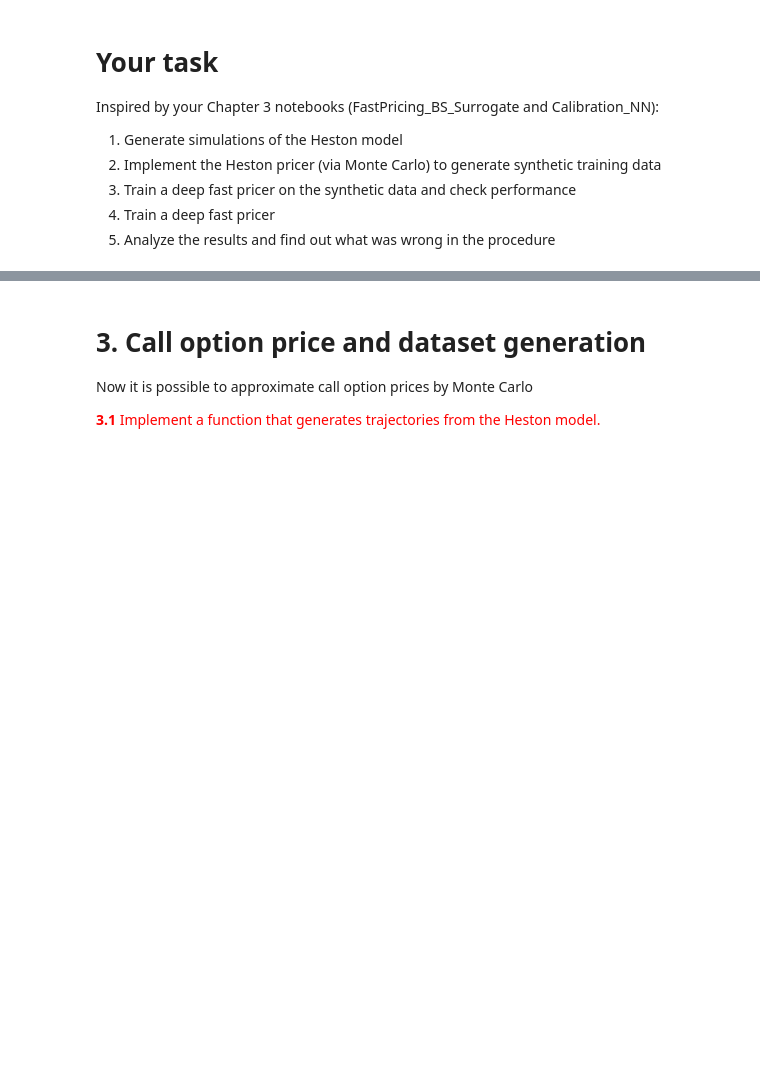
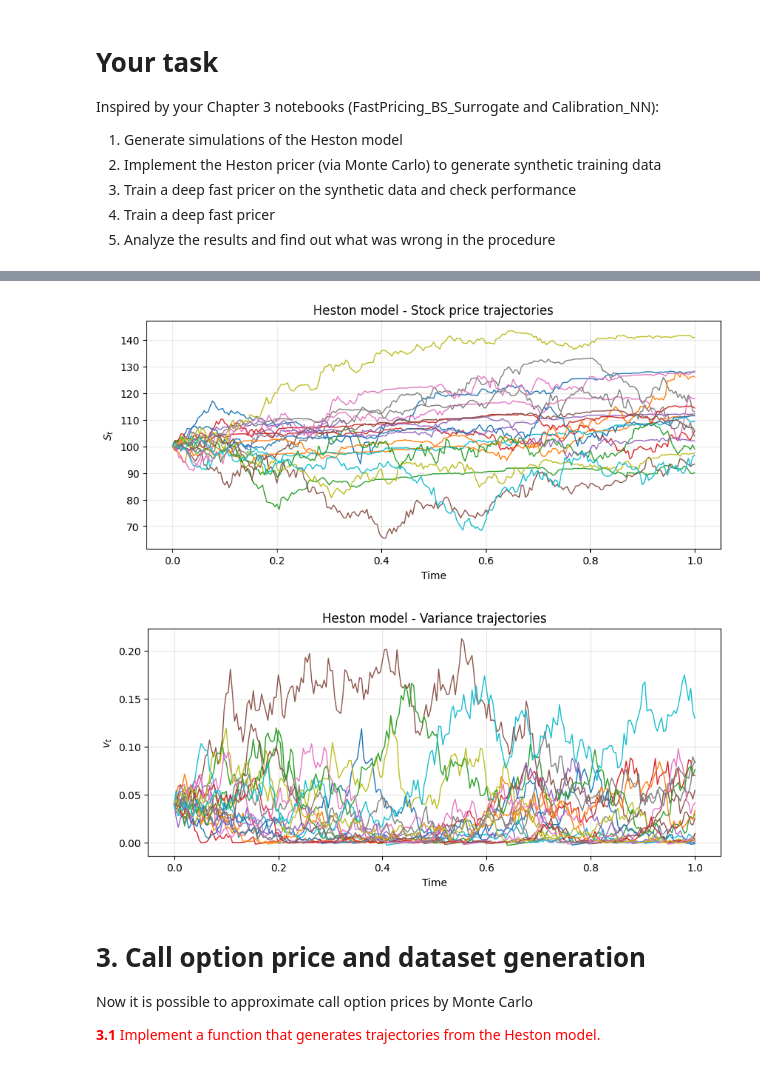
Before and after one commit to RaynorEtienn/Deep-Learning-in-Finance, a Jupyter notebook: Project/Heston.ipynb, the cells around one changed output, grey strips where cells are left out. Drawn from its saved outputs; the diff is of its cells as text; code cells hidden in the pictures; blank space fills up the shorter version.

```diff
--- a/Project/Heston.ipynb
+++ b/Project/Heston.ipynb
@@ -168,7 +168,21 @@ def simulate_heston(S0,v0,r,alpha,beta,delta,rho,T,n_steps,n_paths):
     v_paths[:, 0] = v0
 
     for t in range(n_steps):
-        # YOUR CODE HERE
+        Z1 = np.random.standard_normal(n_paths)
+        Z2 = np.random.standard_normal(n_paths)
+
+        # Correlated Brownian increments
+        dW = np.sqrt(dt) * Z1
+        dB = np.sqrt(dt) * (rho * Z1 + np.sqrt(1 - rho**2) * Z2)
+
+        # Full Truncation: use v+ = max(v, 0) in drift and diffusion
+        v_pos = np.maximum(v_paths[:, t], 0.0)
+
+        # Variance update (Full Truncation Euler)
+        v_paths[:, t+1] = v_paths[:, t] + alpha * (beta - v_pos) * dt + delta * np.sqrt(v_pos) * dB
+
+        # Stock price update (log-Euler)
+        S_paths[:, t+1] = S_paths[:, t] * np.exp((r - 0.5 * v_pos) * dt + np.sqrt(v_pos) * dW)
 
     return S_paths, v_paths
 
@@ -187,35 +201,38 @@ T = 1.0
 n_steps = 250
 n_paths = 20
 
 # Simulate
 S_paths, v_paths = simulate_heston(
     S0, v0, r,
     alpha, beta, delta, rho,
     T, n_steps, n_paths,
 )
 
 # Time grid
 t_grid = np.linspace(0, T, n_steps + 1)
 
 # Plot stock paths
 plt.figure(figsize=(10,4))
 for i in range(n_paths):
     plt.plot(t_grid, S_paths[i], lw=1)
 plt.title("Heston model - Stock price trajectories")
 plt.xlabel("Time")
-plt.ylabel("S_t")
+plt.ylabel("$S_t$")
 plt.grid(alpha=0.3)
 plt.show()
 
 # Plot variance paths
 plt.figure(figsize=(10,4))
 for i in range(n_paths):
     plt.plot(t_grid, v_paths[i], lw=1)
 plt.title("Heston model - Variance trajectories")
 plt.xlabel("Time")
-plt.ylabel("v_t")
+plt.ylabel("$v_t$")
 plt.grid(alpha=0.3)
 plt.show()
+# %% [output]
+[figure, added]
+[figure, added]
 # %% [markdown]
 # 3. Call option price and dataset generation
 
```
Also changed, not shown: parts of 16 cells of this notebook, 3 other files.
